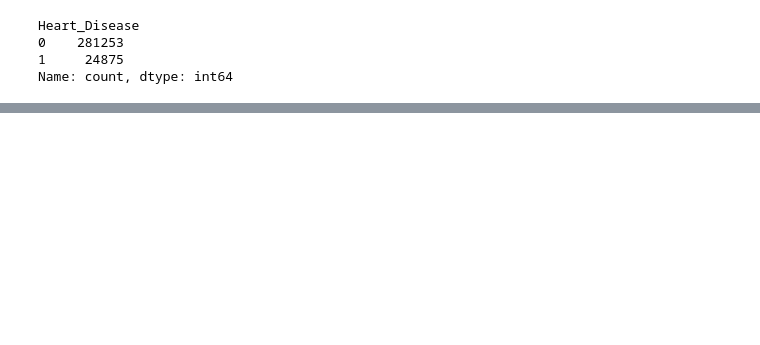
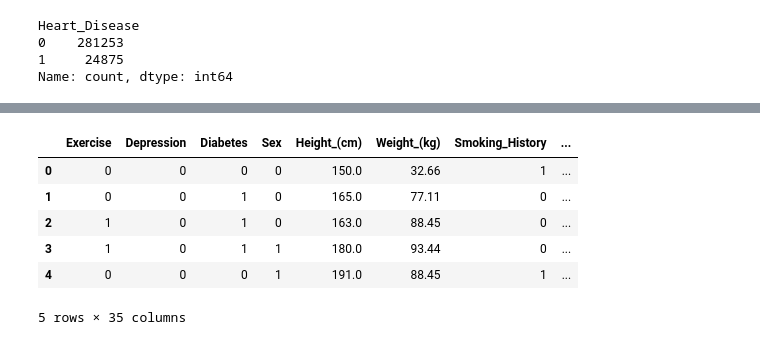
Before and after one commit to Laura9704/2025_-Analisis, a Jupyter notebook: Preparacion_de_datos.ipynb, the cells around one changed output, grey strips where cells are left out. Drawn from its saved outputs; the diff is of its cells as text; code cells hidden in the pictures; blank space fills up the shorter version.

```diff
--- a/Preparacion_de_datos.ipynb
+++ b/Preparacion_de_datos.ipynb
@@ -269 +239,22 @@ X
 306128 rows × 14 columns
+# %%
+# Aplicar Label Encoding a columnas categóricas de pocas categorías
+label_encoders = {}
+for col1 in categorical_cols:
+    if X[col1].nunique() <= 2:  # Si solo tiene 2 valores únicos, usar Label Encoding
+        le = LabelEncoder()
+        X[col1] = le.fit_transform(X[col1])
+        label_encoders[col1] = le
+# Aplicar One-Hot Encoding a columnas con más de 2 categorías
+X1 = pd.get_dummies(X, columns=[col1 for col1 in categorical_cols if col1 not in label_encoders])
+
+# Mostrar las primeras filas del dataframe transformado
+X1.head()
+# %% [output]
+|  | Exercise | Depression | Diabetes | Sex | Height_(cm) | Weight_(kg) | Smoking_History | ... |
+| 0 | 0 | 0 | 0 | 0 | 150.0 | 32.66 | 1 | ... |
+| 1 | 0 | 0 | 1 | 0 | 165.0 | 77.11 | 0 | ... |
+| 2 | 1 | 0 | 1 | 0 | 163.0 | 88.45 | 0 | ... |
+| 3 | 1 | 0 | 1 | 1 | 180.0 | 93.44 | 0 | ... |
+| 4 | 0 | 0 | 0 | 1 | 191.0 | 88.45 | 1 | ... |
+5 rows × 35 columns
```
Also changed, not shown: parts of 17 cells of this notebook.
